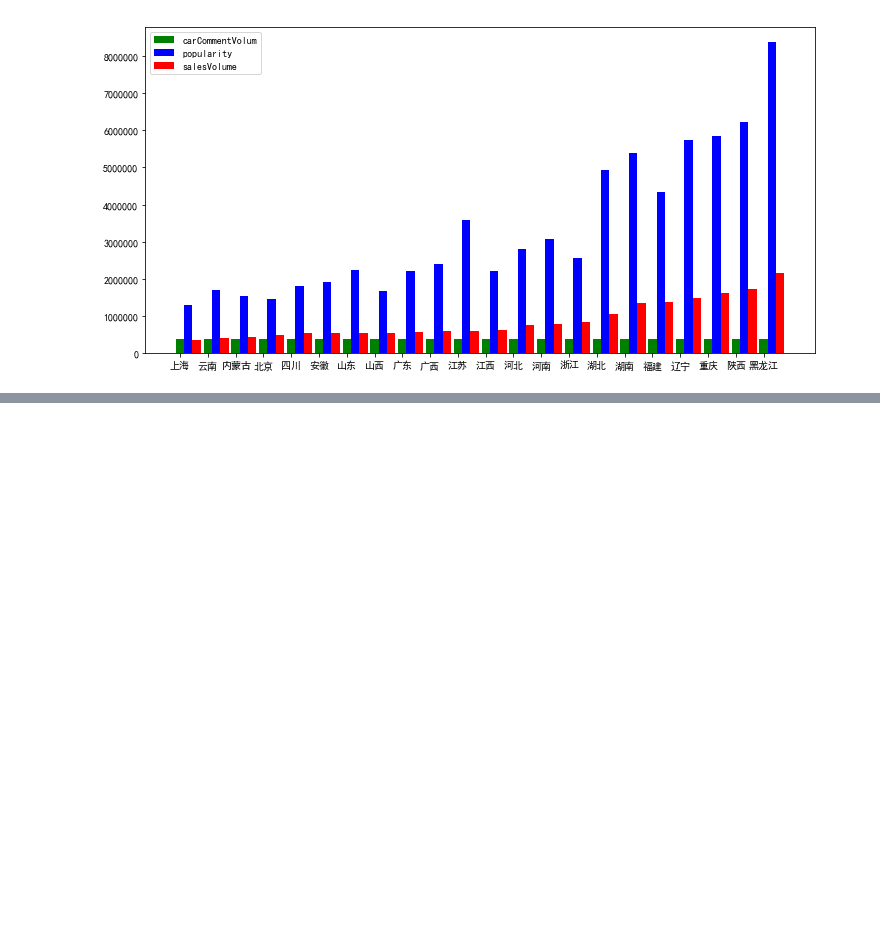
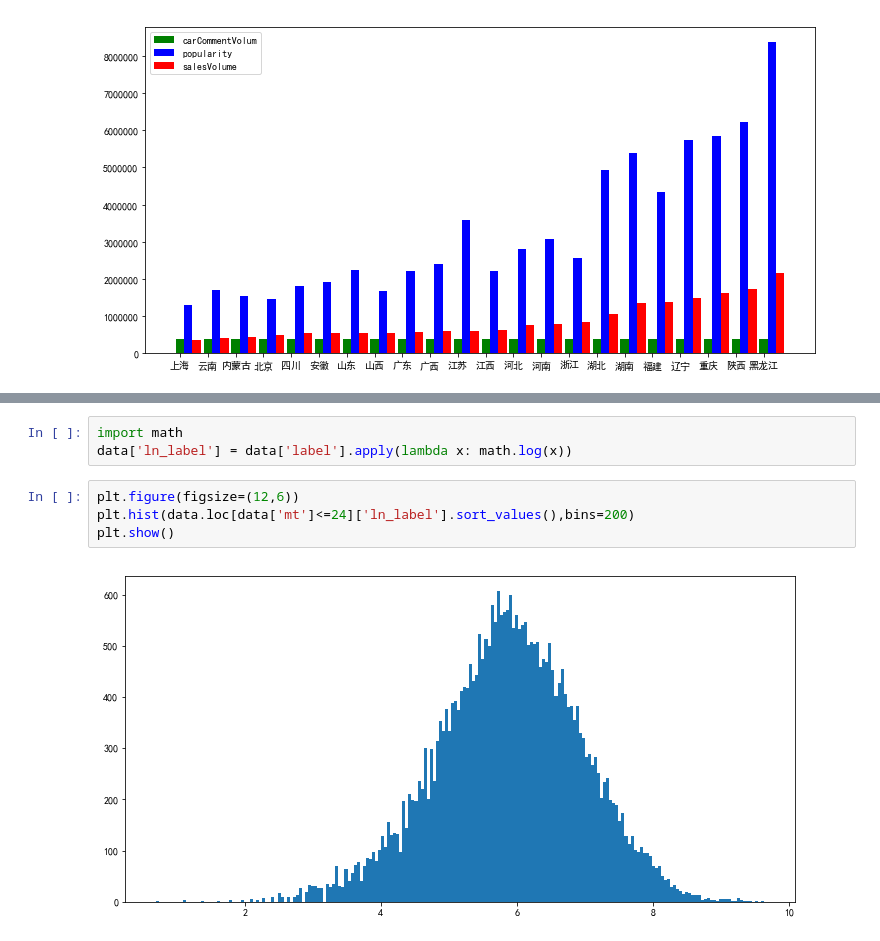
Before and after one commit to lvyuhong/ccf2, a Jupyter notebook: mymodels/eda.ipynb, the cells around one changed output, grey strips where cells are left out. Drawn from its saved outputs; the diff is of its cells as text; blank space fills up the shorter version.

```diff
--- a/mymodels/eda.ipynb
+++ b/mymodels/eda.ipynb
@@ -227,0 +228,9 @@ plt.show()
+# %%
+import math
+data['ln_label'] = data['label'].apply(lambda x: math.log(x))
+# %%
+plt.figure(figsize=(12,6))
+plt.hist(data.loc[data['mt']<=24]['ln_label'].sort_values(),bins=200)
+plt.show()
+# %% [output]
+[figure, added]
```
Also changed, not shown: parts of 7 cells of this notebook, 5 other files.
